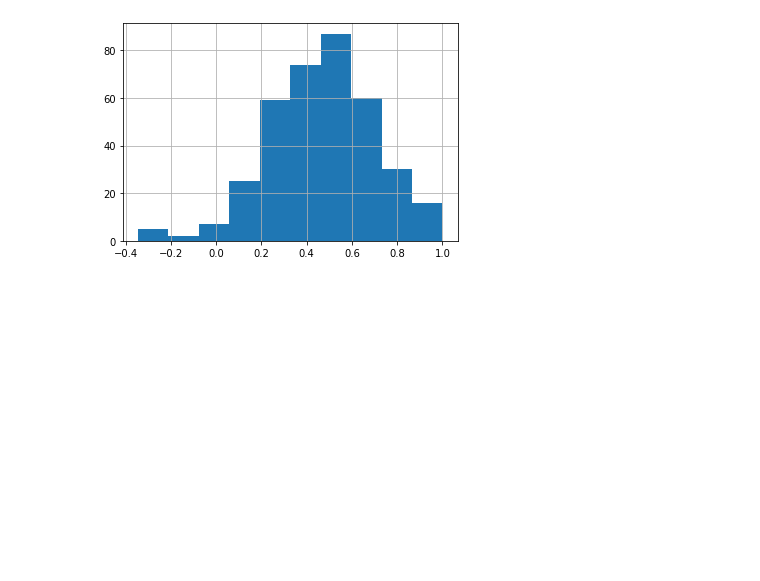
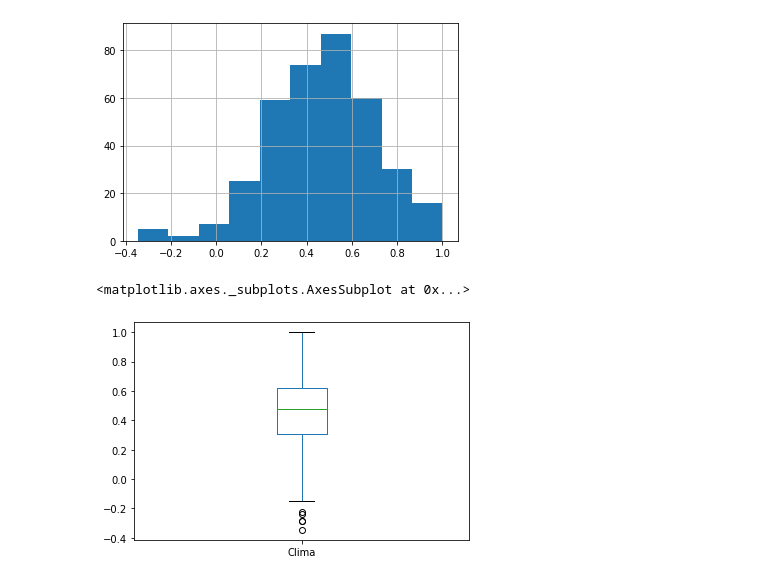
Before and after one commit to thiagorayam/Data, a Jupyter notebook: Exemplo1.ipynb, the cells around one changed output. Cells and saved outputs as stored; diff of their text form; code cells hidden in the pictures; blank space fills up the shorter version.

```diff
--- a/Exemplo1.ipynb
+++ b/Exemplo1.ipynb
@@ -144,3 +144,8 @@ df['Clima'].hist()
 # %% [output]
 <matplotlib.axes._subplots.AxesSubplot at 0x...>
 [figure]
+# %%
+df['Clima'].plot.box()
+# %% [output]
+<matplotlib.axes._subplots.AxesSubplot at 0x...>
+[figure, added]
```
Also changed, not shown: parts of 3 cells of this notebook.
